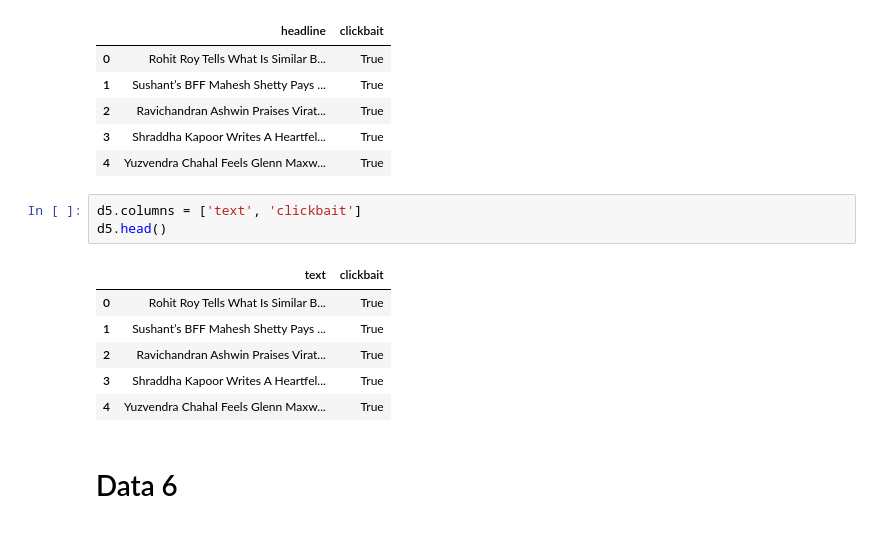
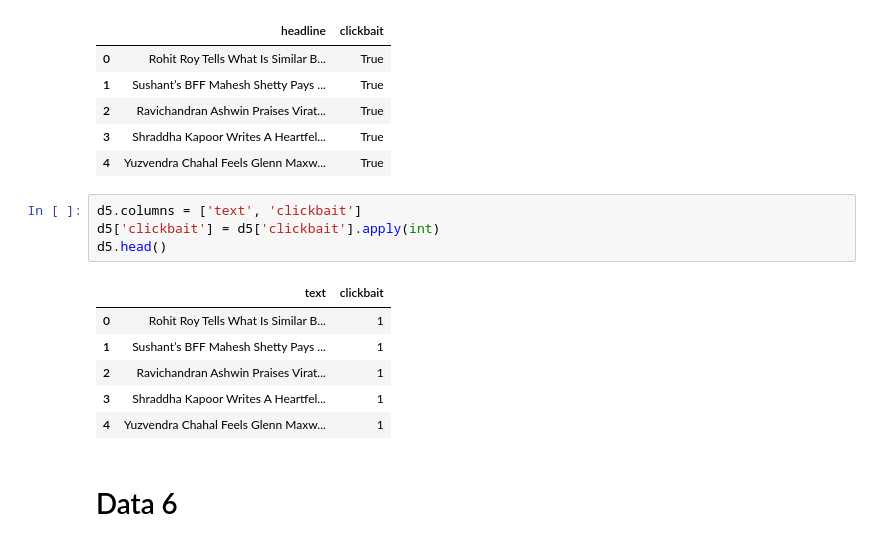
Before and after one commit to Ritvik19/Clickbait-Detection, a Jupyter notebook: 00z Dataset Preparation.ipynb, the cells around one changed output. Drawn from its saved outputs; the diff is of its cells as text.

```diff
--- a/00c Dataset Preparation.ipynb
+++ b/00z Dataset Preparation.ipynb
@@ -118,14 +118,15 @@ d5.head()
 | 4 | Yuzvendra Chahal Feels Glenn Maxw... | True |
 # %%
 d5.columns = ['text', 'clickbait']
+d5['clickbait'] = d5['clickbait'].apply(int)
 d5.head()
 # %% [output]
 |  | text | clickbait |
-| 0 | Rohit Roy Tells What Is Similar B... | True |
-| 1 | Sushant’s BFF Mahesh Shetty Pays ... | True |
-| 2 | Ravichandran Ashwin Praises Virat... | True |
-| 3 | Shraddha Kapoor Writes A Heartfel... | True |
-| 4 | Yuzvendra Chahal Feels Glenn Maxw... | True |
+| 0 | Rohit Roy Tells What Is Similar B... | 1 |
+| 1 | Sushant’s BFF Mahesh Shetty Pays ... | 1 |
+| 2 | Ravichandran Ashwin Praises Virat... | 1 |
+| 3 | Shraddha Kapoor Writes A Heartfel... | 1 |
+| 4 | Yuzvendra Chahal Feels Glenn Maxw... | 1 |
 # %% [markdown]
 # Data 6
 # %%
```
Also changed, not shown: parts of 9 cells of this notebook, 3 other files.
